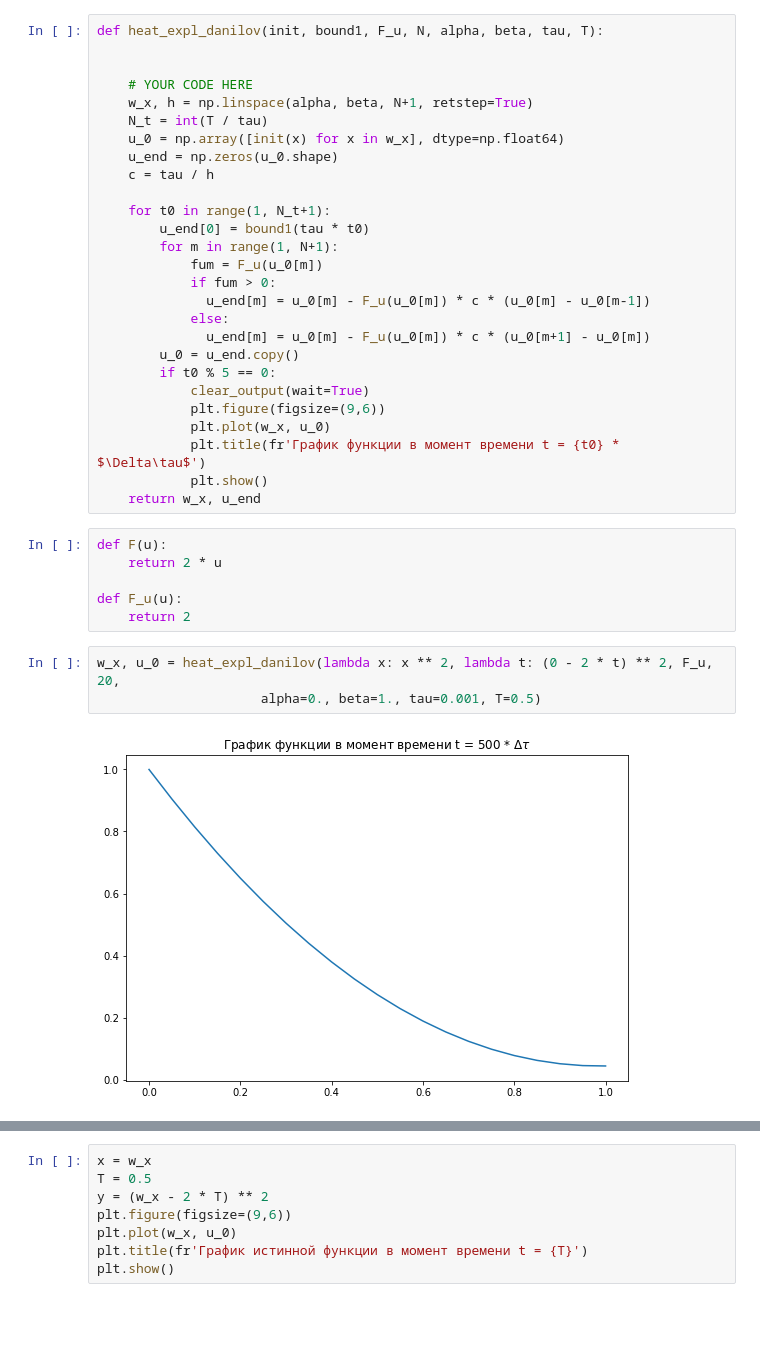
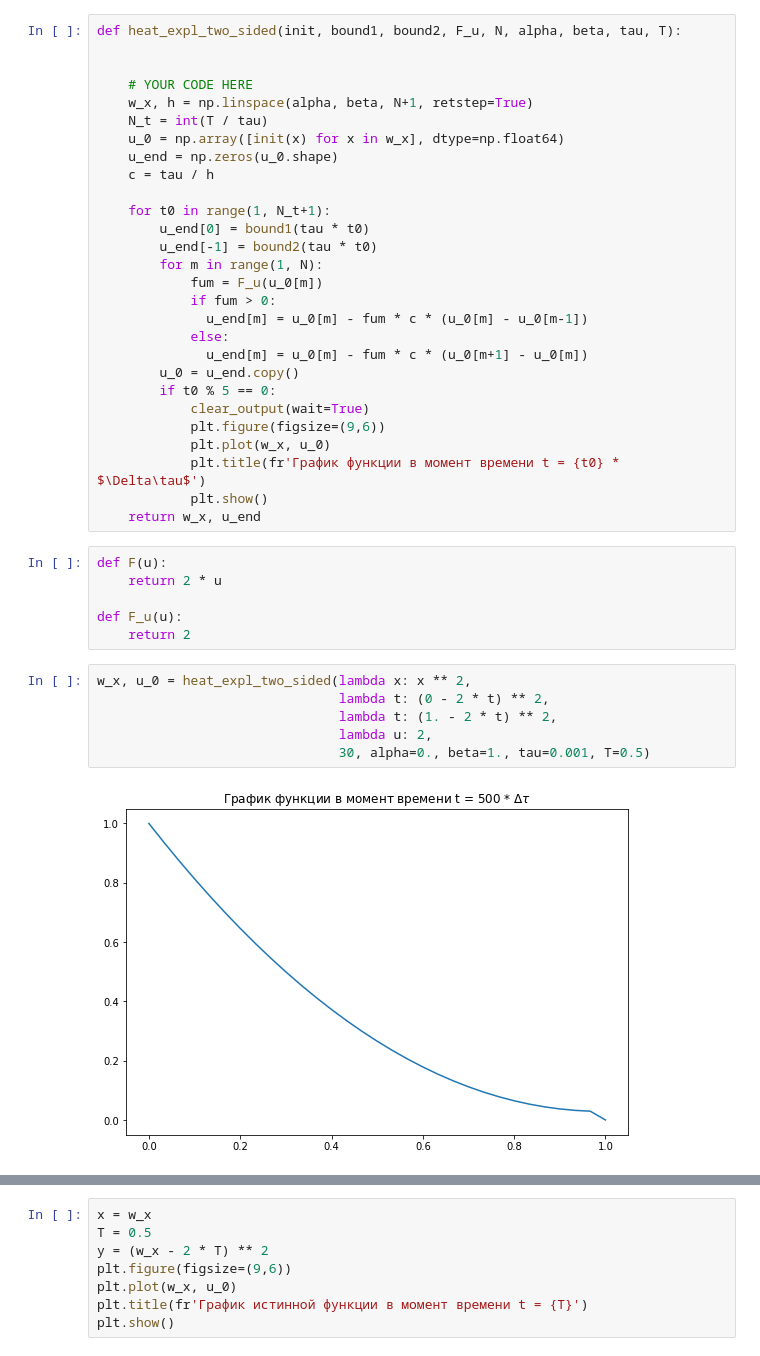
Before and after one commit to Chpel/Study_3, a Jupyter notebook: Нелинейка/Дз_по_нелинейке.ipynb, the cells around one changed output, grey strips where cells are left out. Saved outputs shown, nothing was run; the diff lists cells and outputs as text; blank space fills up the shorter version.

```diff
--- a/Нелинейка/Дз_по_нелинейке.ipynb
+++ b/Нелинейка/Дз_по_нелинейке.ipynb
@@ -48,7 +48,7 @@ def heat_expl(init, bound1, bound2, F, N, alpha, beta, tau, T):
 
     return w_x, u_end
 # %%
-def heat_expl_danilov(init, bound1, F_u, N, alpha, beta, tau, T):
+def heat_expl_two_sided(init, bound1, bound2, F_u, N, alpha, beta, tau, T):
 
 
     # YOUR CODE HERE
@@ -60,12 +60,13 @@ def heat_expl_danilov(init, bound1, F_u, N, alpha, beta, tau, T):
 
     for t0 in range(1, N_t+1):
         u_end[0] = bound1(tau * t0)
-        for m in range(1, N+1):
+        u_end[-1] = bound2(tau * t0)
+        for m in range(1, N):
             fum = F_u(u_0[m])
             if fum > 0:
-              u_end[m] = u_0[m] - F_u(u_0[m]) * c * (u_0[m] - u_0[m-1])
+              u_end[m] = u_0[m] - fum * c * (u_0[m] - u_0[m-1])
             else:
-              u_end[m] = u_0[m] - F_u(u_0[m]) * c * (u_0[m+1] - u_0[m])
+              u_end[m] = u_0[m] - fum * c * (u_0[m+1] - u_0[m])
         u_0 = u_end.copy()
         if t0 % 5 == 0:
             clear_output(wait=True)
@@ -81,9 +82,12 @@ def F(u):
 def F_u(u):
     return 2
 # %%
-w_x, u_0 = heat_expl_danilov(lambda x: x ** 2, lambda t: (0 - 2 * t) ** 2, F_u, 20,
-                     alpha=0., beta=1., tau=0.001, T=0.5)
+w_x, u_0 = heat_expl_two_sided(lambda x: x ** 2,
+                               lambda t: (0 - 2 * t) ** 2,
+                               lambda t: (1. - 2 * t) ** 2,
+                               lambda u: 2,
+                               30, alpha=0., beta=1., tau=0.001, T=0.5)
 # %% [output]
-[figure, old version]
+[figure, new version]
 # %%
 F_u = lambda u: u
```
Also changed, not shown: parts of 1 cell of this notebook.
